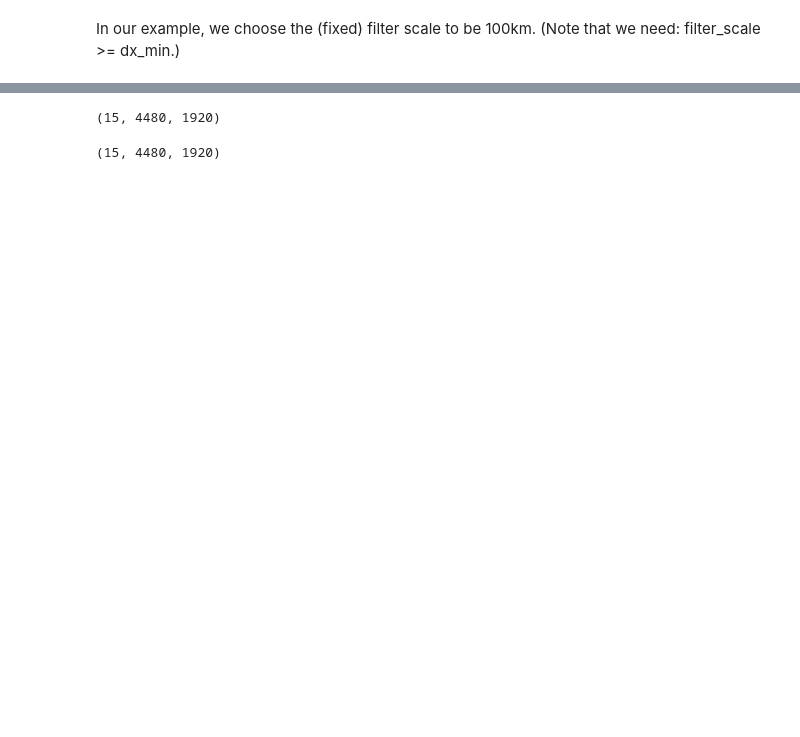
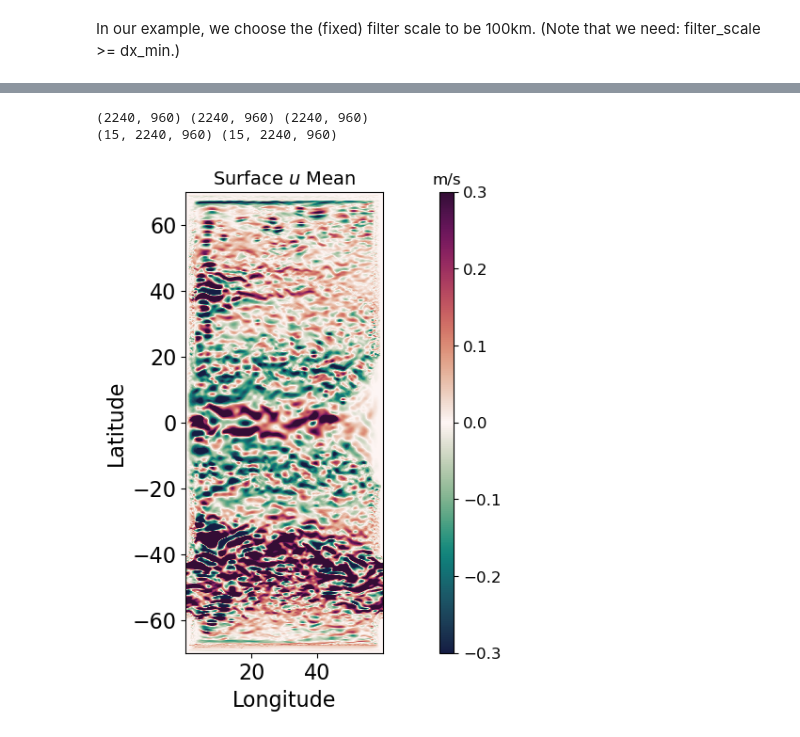
Before and after one commit to ElizabethYankovsky/Neverworld2-Analysis, a Jupyter notebook: GCM-filters-tutorial.ipynb, the cells around one changed output, grey strips where cells are left out. Drawn from its saved outputs; the diff is of its cells as text; code cells hidden in the pictures; blank space fills up the shorter version.

```diff
--- a/GCM-filters-tutorial.ipynb
+++ b/GCM-filters-tutorial.ipynb
@@ -175,3 +196,13 @@ array(1.)
+# %%
+ufull = av.u[-1,:,:,:];
+u_interp= grid.interp(ufull,axis='X').fillna(0.)
+
+vfull = av.v[-1,:,:,:];
+v_interp=grid.interp(vfull,axis='Y').fillna(0.)
+
+h = np.nanmean(av.h[:,:,:,:],axis=0)
+h.shape
+depth=fs.depth_ocean
 # %%
 filter = gcm_filters.Filter(
     filter_scale=filter_scale,
@@ -189,11 +219,0 @@ Filter(filter_scale=445470.72, dx_min=array(1189.77157473), filter_shape=<Filter
-# %%
-
-KEfull = av.KE[-1,:,:,:]
-print(KEfull.shape)
-KEfull_filtered = filter.apply(KEfull, dims=['yh', 'xh'])
-# %% [output]
-(15, 4480, 1920)
-# %%
-KEfull_filtered.shape
-# %% [output]
-(15, 4480, 1920)
@@ -199,0 +249,47 @@ KEfull_filtered.shape
+# %%
+KE_BT_mean = 0.5*(u_BT_mean**2+v_BT_mean**2)
+KE_BT_eddy = 0.5*(u_BT_eddy**2+v_BT_eddy**2)
+
+KE_BC_mean = np.nansum(0.5*(u_BC_mean**2+v_BC_mean**2)*h/depth,axis=0)
+KE_BC_eddy = np.nansum(0.5*(u_BC_eddy**2+v_BC_eddy**2)*h/depth,axis=0)
+
+KE_mean = KE_BT_mean+KE_BC_mean
+KE_eddy = KE_BT_eddy+KE_BC_eddy
+
+KE_BT   = KE_BT_mean+KE_BT_eddy
+KE_BC   = KE_BC_mean+KE_BC_eddy
+
+KE_TOT = KE_BT+KE_BC
+#KE_TOT_test = KE_mean+KE_eddy
+
+print(KE_BT.shape,KE_BC.shape,KE_TOT.shape)
+print(KE_filtered.shape,KE_unfiltered.shape)
+# %% [output]
+(2240, 960) (2240, 960) (2240, 960)
+(15, 2240, 960) (15, 2240, 960)
+# %%
+#Plotting filtered velocities for whole domain
+fig = plt.figure(figsize=(5, 7), dpi=100, facecolor='w', edgecolor='k')
+ax1 = fig.add_axes([0.15,0.2,0.6,0.7])
+ax2 = fig.add_axes([.78, 0.2, 0.03, 0.7])
+ax1.set_facecolor((0.92, 0.92, 0.92))
+ax1.set_xlabel('Longitude',fontsize=16)
+ax1.set_ylabel('Latitude',fontsize=16)
+ax1.tick_params(labelsize=16);
+ax2.tick_params(labelsize=14)
+
+levels=np.linspace(-5,0,11)
+
+ax1.set_title('Surface $u$ Mean',fontsize=14)
+#var = KEfull_filtered[0,:,:]
+#var[200:360,:]=np.nan
+
+plotted =ax1.pcolor(xhp,yhp,u_mean[0,:,:],cmap=cmocean.cm.curl,vmin=-0.3,vmax=0.3)
+ax1.set_aspect('equal', 'box')
+cbar = plt.colorbar(mappable=plotted, cax=ax2, orientation = 'vertical');
+cbar.ax.tick_params(labelsize=12);
+ax2.set_title('m/s')
+#
+plt.show()
+# %% [output]
+[figure, added]
```
Also changed, not shown: parts of 35 cells of this notebook.
